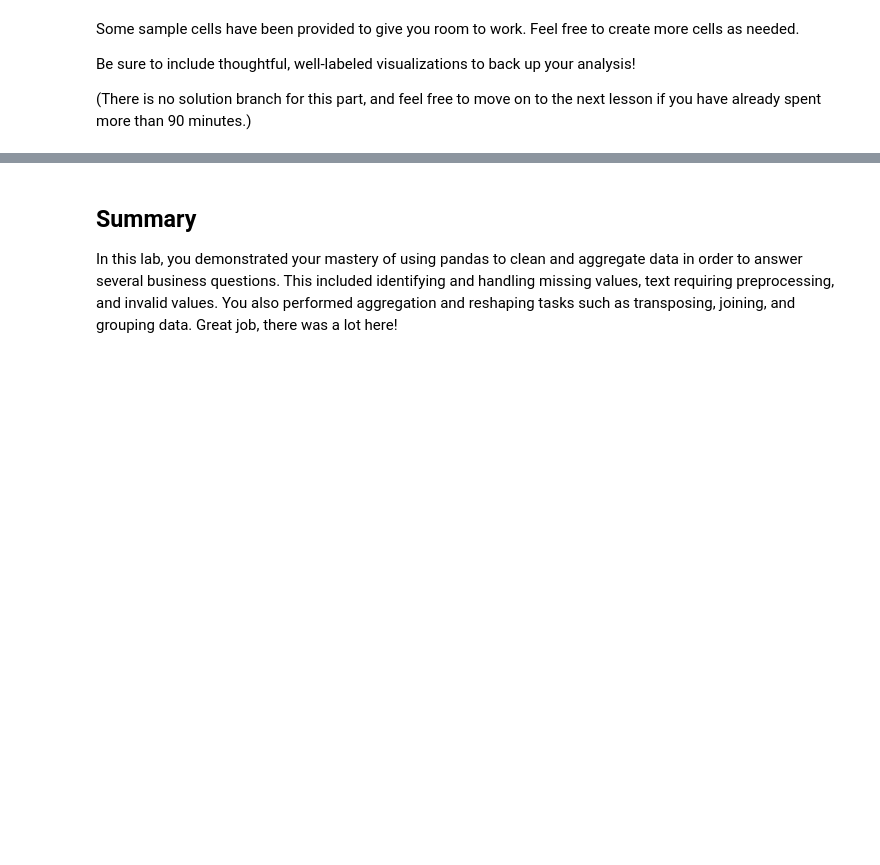
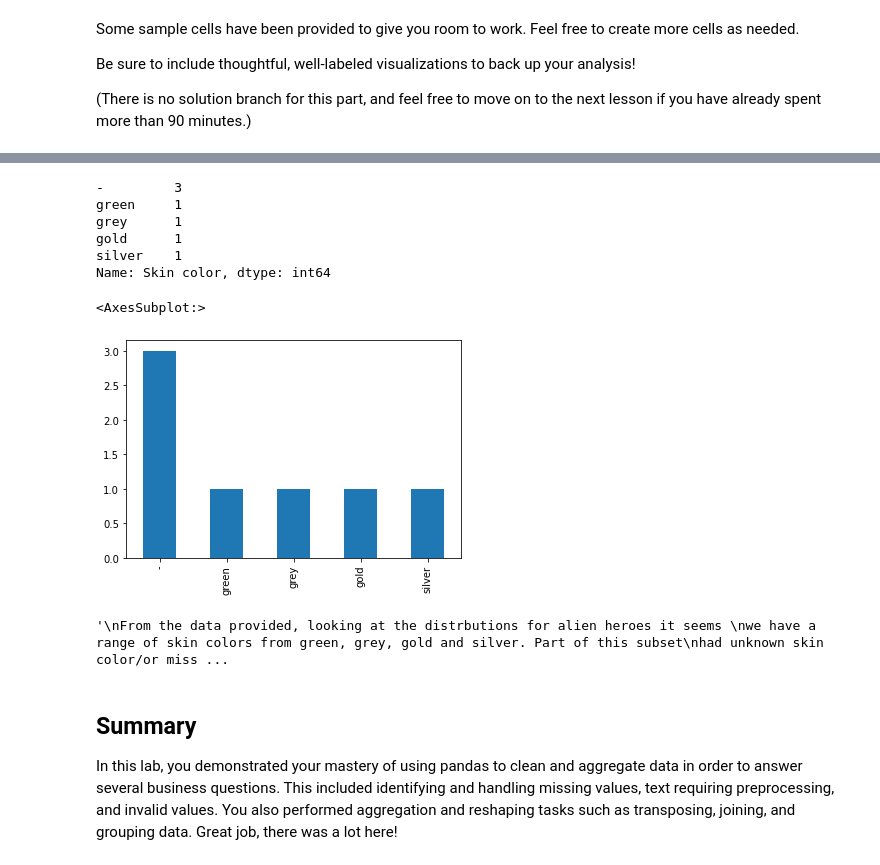
Before and after one commit to ldwilker10/dsc-pandas-data-cleaning-lab, a Jupyter notebook: index.ipynb, the cells around one changed output, grey strips where cells are left out. Saved outputs shown, nothing was run; the diff lists cells and outputs as text; code cells hidden in the pictures; blank space fills up the shorter version.

```diff
--- a/index.ipynb
+++ b/index.ipynb
@@ -911,0 +940,3 @@ Be sure to include thoughtful, well-labeled visualizations to back up your analy
+# %%
+alien_heroes= heroes_df[heroes_df["Race"]== "Alien"]
+alien_heroes
@@ -912,3 +952,32 @@ Be sure to include thoughtful, well-labeled visualizations to back up your analy
+# %%
+alien_heroes['Skin color'].value_counts()
+# %% [output]
+-         3
+green     1
+grey      1
+gold      1
+silver    1
+Name: Skin color, dtype: int64
+# %%
+alien_heroes_skin = alien_heroes['Skin color']
+# %%
+alien_heroes_skin.value_counts().plot.bar()
+# %% [output]
+<AxesSubplot:>
+[figure, added]
+# %%
+"""
+From the data provided, looking at the distrbutions for alien heroes it seems
+we have a range of skin colors from green, grey, gold and silver. Part of this subset
+had unknown skin color/or missing skin color.
+
+Of the entire heroes dataset only 7 heroes had a known race of alien, while 297
+had an unknown race/ or missing the race values. With that being about 40% of the heroes
+list, it would warrant to investigate more to find more information on those heroes.
+
+"""
+# %% [output]
+'\nFrom the data provided, looking at the distrbutions for alien heroes it seems \nwe have a range of skin colors from green, grey, gold and silver. Part of this subset\nhad unknown skin color/or miss ...
 # %% [markdown]
 ## Summary
 
```
Also changed, not shown: parts of 12 cells of this notebook.
